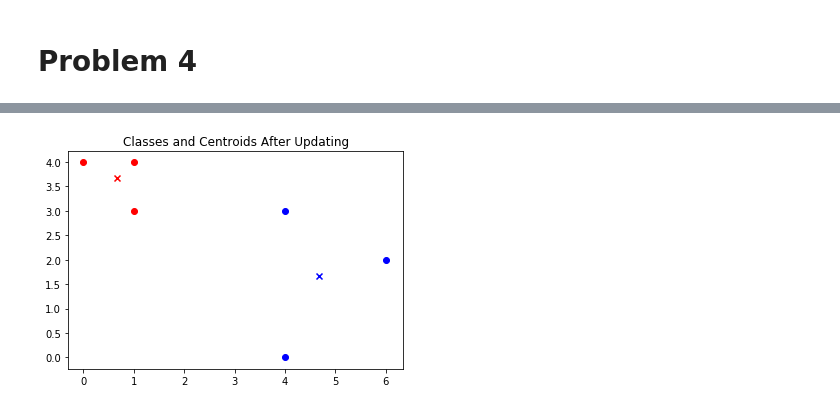
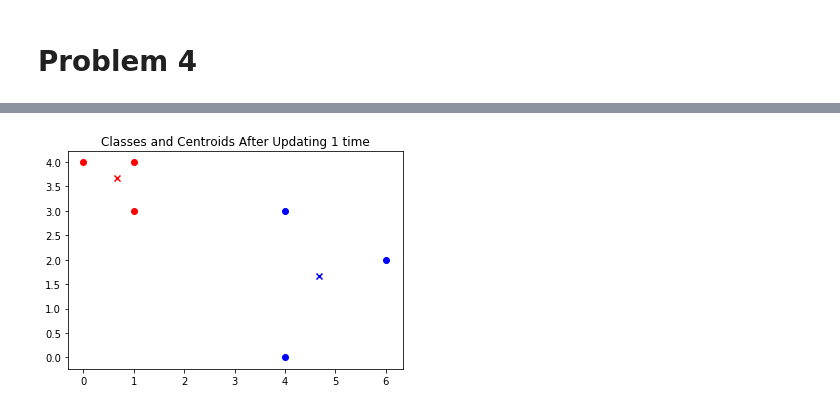
Before and after one commit to sdmoran/CS4342_HW5, a Jupyter notebook: Problem4.ipynb, the cells around one changed output, grey strips where cells are left out. Cells and saved outputs as stored; diff of their text form; code cells hidden in the pictures.

```diff
--- a/Problem4.ipynb
+++ b/Problem4.ipynb
@@ -43,0 +47,3 @@ def get_centroids():
+# %%
+for d in data:
+    plt.scatter(d[0], d[1], color='k')
@@ -43,0 +75,13 @@ def get_centroids():
+# %%
+c1, c2 = get_centroids()
+print("Centroid 1: ", c1)
+print("Centroid 2: ", c2)
+
+for d in data:
+    color = 'r'
+    if d[2] == 1:
+        color = 'b'
+    plt.scatter(d[0], d[1], color=color)
+# Plot centroids as 'x's
+plt.scatter(c1[0], c1[1], marker='x', color='b')
+plt.scatter(c2[0], c2[1], marker='x', color='r')
@@ -44,15 +93,6 @@ def get_centroids():
 # %%
-# Randomly assign cluster labels; do-twhile loop ensures at least 1 elt in each class
-while True:
-    for i in range(len(data)):
-        data[i][2] = random.randint(1, 2)
-    if len(set([elt[2] for elt in data])) == 2:
-        break
-
-print(data)
+# Plot centroids as 'x's
 c1, c2 = get_centroids()
-
-# Plot centroids as 'x's
 plt.scatter(c1[0], c1[1], marker='x', color='b')
 plt.scatter(c2[0], c2[1], marker='x', color='r')
 
@@ -66,21 +106,44 @@ plt.title("Classes and Centroids Before Updating")
 
 plt.figure()
 
-# Update classes of each data point based on their distance to each centroid
-for i in range(len(data)):
-    color = 'r'
-    # If euclidiean distance to 1 is less than 2, assign point to 1.
-    if euclidean(data[i], c1) < euclidean(data[i], c2):
-        data[i][2] = 1
-        color = 'b'
+
+prev_labels = []
+count = 0
+# Run until labels stop uppdating
+while True:
+    count += 1
+    prev_labels = copy.deepcopy(data)
+    # Update classes of each data point based on their distance to each centroid
+    for i in range(len(data)):
+        color = 'r'
+        # If euclidiean distance to 1 is less than 2, assign point to 1.
+        if euclidean(data[i], c1) < euclidean(data[i], c2):
+            data[i][2] = 1
+            color = 'b'
+        else:
+            data[i][2] = 2
+        plt.scatter(data[i][0], data[i][1], color=color)
+
+    # Update centroids based on updated class data points
+    c1, c2 = get_centroids()
+
+    plt.scatter(c1[0], c1[1], marker='x', color='b')
+    plt.scatter(c2[0], c2[1], marker='x', color='r')
+
+
+
+    if prev_labels == data:
+        plt.title(f"Classes and Centroids After Done Updating")
+        plt.figure()
+        print("Final Observation Labels: ")
+        for idx in range(len(data)):
+            print(f"Observation {idx + 1}: {data[idx][2]}")
+        break
     else:
-        data[i][2] = 2
-    plt.scatter(data[i][0], data[i][1], color=color)
-
-# Update centroids based on updated class data points
-c1, c2 = get_centroids()
-
-plt.scatter(c1[0], c1[1], marker='x', color='b')
-plt.scatter(c2[0], c2[1], marker='x', color='r')
-plt.title("Classes and Centroids After Updating")
+        s = "time" if count == 1 else "times"
+        plt.title(f"Classes and Centroids After Updating {count} {s}")
+        plt.figure()
+        print(f"Observation Labels After {count} Iterations: ")
+        for idx in range(len(data)):
+            print(f"Observation {idx + 1}: {data[idx][2]}")
 # %% [output]
@@ -90 +165 @@ Text(0.5, 1.0, 'Classes and Centroids After Updating')
-[figure, old version]
+[figure, new version]
```
Also changed, not shown: parts of 8 cells of this notebook, 8 other files.
